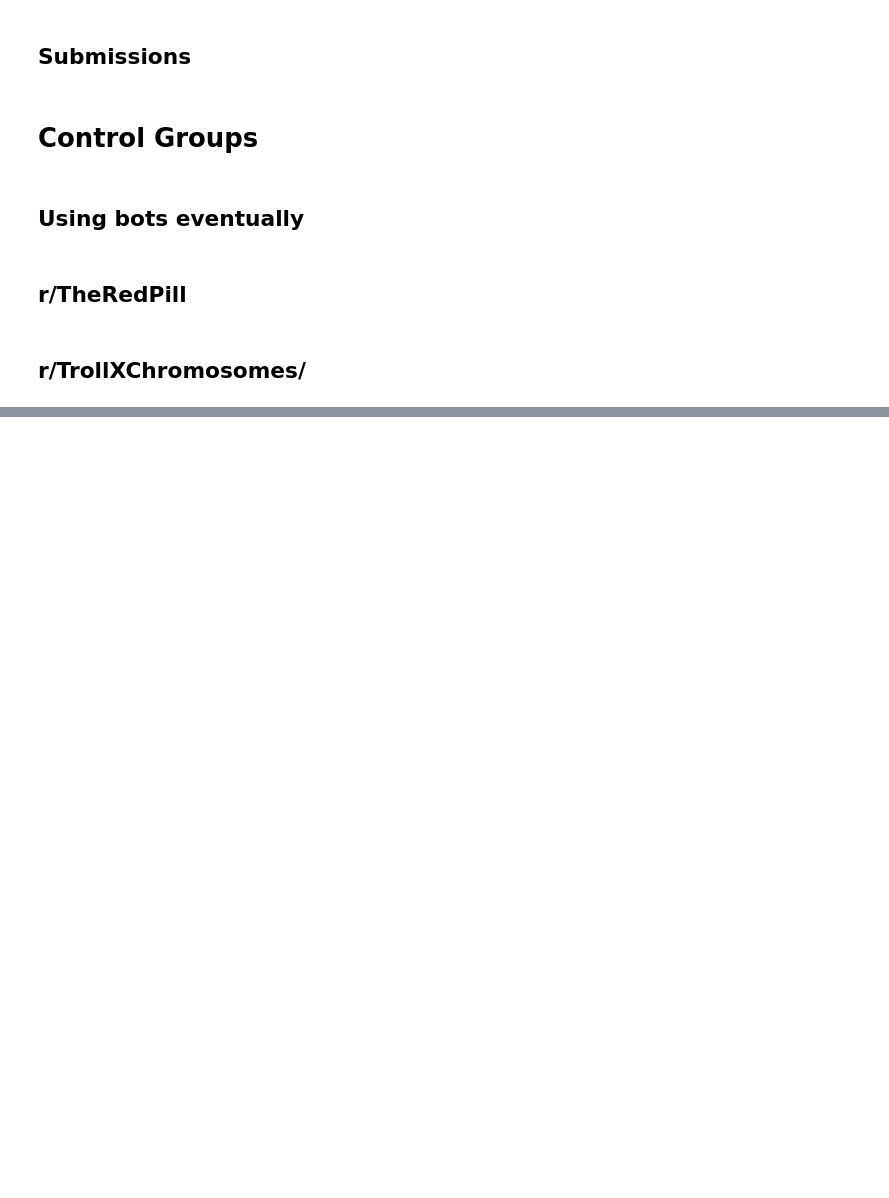
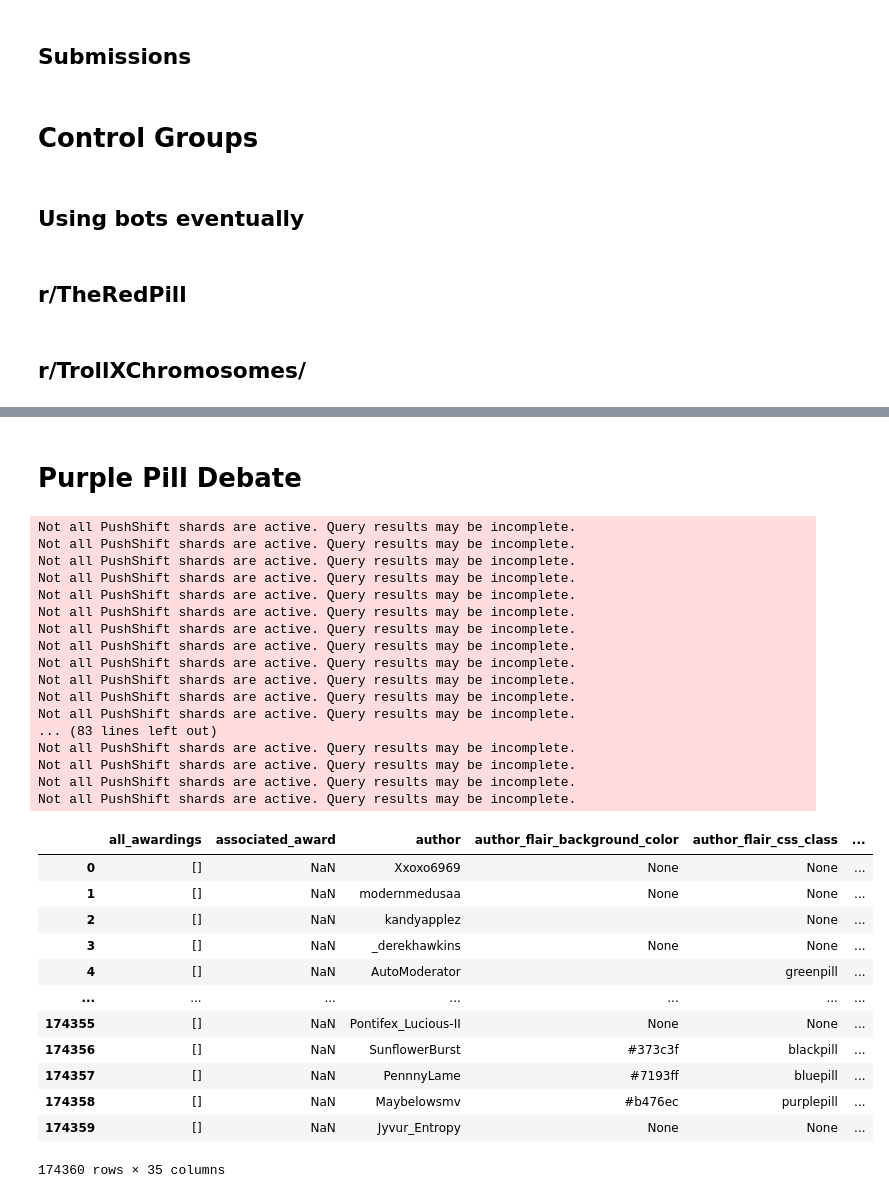
Before and after one commit to anng217/redditbots, a Jupyter notebook: pushshift.ipynb, the cells around one changed output, grey strips where cells are left out. Drawn from its saved outputs; the diff is of its cells as text; code cells hidden in the pictures; blank space fills up the shorter version.

```diff
--- a/pushshift.ipynb
+++ b/pushshift.ipynb
@@ -263,0 +256,37 @@ df_res = author_comments(df = fds1, bot_epoch = 1572234835, duration = 30, limit
+# %% [markdown]
+# Purple Pill Debate
+# %%
+save_dir = "E:/gihub-data/redditbots/control-fds/purple.csv"
+subr = 'PurplePillDebate'
+fetch_comments(subr = subr, save_dir = save_dir, limit = 1000000000, bot_epoch = 1572234835, duration = 30)
+# %% [output]
+Not all PushShift shards are active. Query results may be incomplete.
+Not all PushShift shards are active. Query results may be incomplete.
+Not all PushShift shards are active. Query results may be incomplete.
+Not all PushShift shards are active. Query results may be incomplete.
+Not all PushShift shards are active. Query results may be incomplete.
+Not all PushShift shards are active. Query results may be incomplete.
+Not all PushShift shards are active. Query results may be incomplete.
+Not all PushShift shards are active. Query results may be incomplete.
+Not all PushShift shards are active. Query results may be incomplete.
+Not all PushShift shards are active. Query results may be incomplete.
+Not all PushShift shards are active. Query results may be incomplete.
+Not all PushShift shards are active. Query results may be incomplete.
+... (83 lines left out)
+Not all PushShift shards are active. Query results may be incomplete.
+Not all PushShift shards are active. Query results may be incomplete.
+Not all PushShift shards are active. Query results may be incomplete.
+Not all PushShift shards are active. Query results may be incomplete.
+|  | all_awardings | associated_award | author | author_flair_background_color | author_flair_css_class | ... |
+| 0 | [] | NaN | Xxoxo6969 | None | None | ... |
+| 1 | [] | NaN | modernmedusaa | None | None | ... |
+| 2 | [] | NaN | kandyapplez |  | None | ... |
+| 3 | [] | NaN | _derekhawkins | None | None | ... |
+| 4 | [] | NaN | AutoModerator |  | greenpill | ... |
+| ... | ... | ... | ... | ... | ... | ... |
+| 174355 | [] | NaN | Pontifex_Lucious-II | None | None | ... |
+| 174356 | [] | NaN | SunflowerBurst | #373c3f | blackpill | ... |
+| 174357 | [] | NaN | PennnyLame | #7193ff | bluepill | ... |
+| 174358 | [] | NaN | Maybelowsmv | #b476ec | purplepill | ... |
+| 174359 | [] | NaN | Jyvur_Entropy | None | None | ... |
+174360 rows × 35 columns
```
Also changed, not shown: parts of 14 cells of this notebook, 1 other file.
